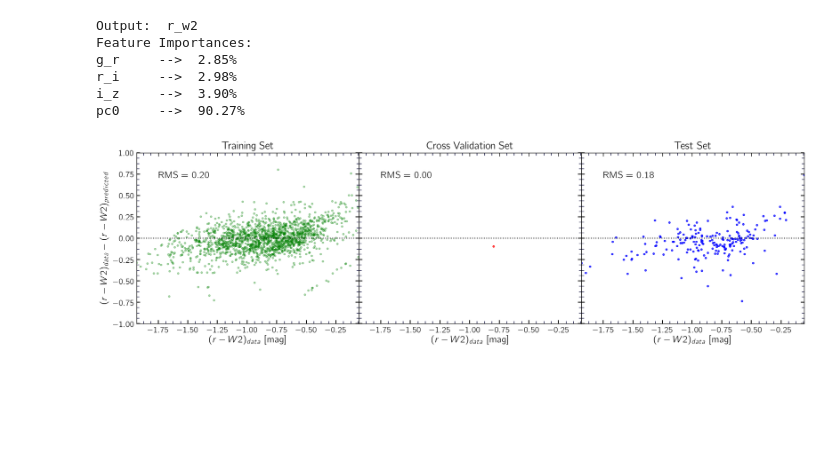
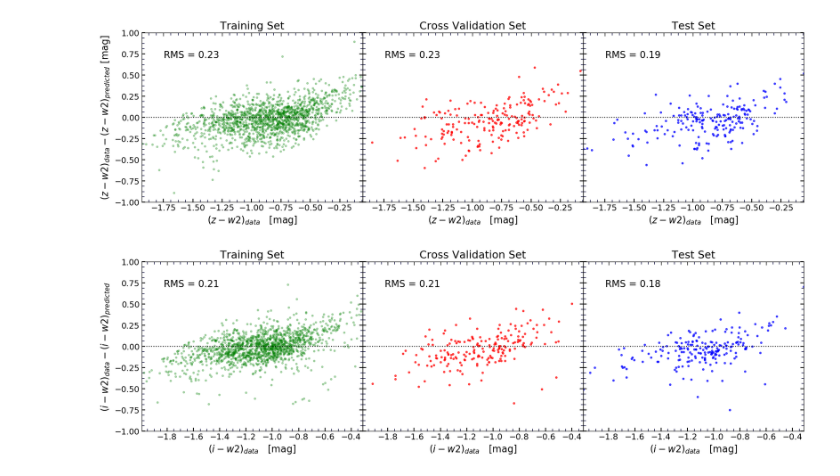
Before and after one commit to jl582/reddening_Ast399, a Jupyter notebook: Random_Forest_Reddening.ipynb, the cells around one changed output. Cells and saved outputs as stored; diff of their text form; code cells hidden in the pictures; blank space fills up the shorter version.

```diff
--- a/Random_Forest_Reddening.ipynb
+++ b/Random_Forest_Reddening.ipynb
@@ -26,10 +26,6 @@ import random
 from redTools import *
 from Kcorrect import *
 
-from matplotlib import rcParams
-rcParams["font.size"] = 14
-rcParams["text.usetex"] = True
-rcParams["text.latex.preamble"] = r"\usepackage{cmbright}"
 
 ####################################### Set Axes
 def set_axes(ax_list, xlim, ylim):
@@ -142,12 +138,12 @@ table = np.genfromtxt(inFile , delimiter=',', filling_values=-1, names=True, dty
 table_tst, table_cvl, table_trn = prepareSamples(table, Seed_cross=300)
 # %%
 ################################ Feature selection, regression parameters
-features = ['g_r', 'r_i', 'mu50']
+features = ['g_r','g_z', 'logWimx', 'mu50']
 output   = 'i_w2'
 max_depth=2000
 n_estimators=2000
 max_features=3
-min_samples_leaf=10
+min_samples_leaf=20
 bootstrap=True
 ################################ Regression (Random Forest)
 regr, x_trn, y_trn, p_y_trn, x_cvl, y_cvl, p_y_cvl, x_tst, y_tst, p_y_tst = esn_RForest( \
@@ -226,43 +169,76 @@ plt.show()
 # %%
 ## Sample management
-table_tst, table_cvl, table_trn = prepareSamples(table, Seed_cross=200, N_cross=1)
+table_tst, table_cvl, table_trn = prepareSamples(table, Seed_cross=200)
 ################################ Feature selection, regression parameters
-features = ['g_r', 'r_i', 'i_z', 'pc0']
+features = ['g_r', 'r_i', 'i_z', 'c21w', 'logWimx']  #'g_r', 'r_i', 'i_z', 'pc0'
 output   = 'r_w2'
 max_depth=2000
 n_estimators=2000
 max_features=len(features)
 min_samples_leaf=15
 bootstrap=True
 ################################ Regression (Random Forest)
 regr, x_trn, y_trn, p_y_trn, x_cvl, y_cvl, p_y_cvl, x_tst, y_tst, p_y_tst = esn_RForest( \
     table_tst, table_cvl, table_trn, \
         features, output, \
             max_features=max_features, min_samples_leaf=min_samples_leaf, bootstrap=bootstrap)
 importances = regr.feature_importances_
 print 'Output: ', output
 print 'Feature Importances: '#, importances
 for j in range(len(features)):
     if features[j]!='logWimx':
         print features[j], '\t-->  '+'%.2f'%(importances[j]*100)+'%'
     else: print features[j], '-->  '+'%.2f'%(importances[j]*100)+'%'
 
 ################################ Plotting
-text     = 'r-W2'
+text     = 'z-w2'
 text_unit = 'mag'
 x0 = np.min(table_tst[output])
 x1 = np.max(table_tst[output])
 xlabel = r'$('+text+')'+'_{data}$'+'   ['+text_unit+']'
-ylabel = r'$('+text+')'+'_{data}'+'-'+'('+text+')'+'_{predicted}$'
+ylabel = r'$('+text+')'+'_{data}'+'-'+'('+text+')'+'_{predicted}$ '+'['+text_unit+']'
 xlim = [x0,x1]
 ylim = [-1,1]
 makePlot(x_trn, y_trn, p_y_trn, x_cvl, y_cvl, p_y_cvl, x_tst, y_tst, p_y_tst, \
-        xlim, ylim, xlabel, ylabel, plotName='RF_grIz_mu50_logWimx_c21w')
+        xlim, ylim, xlabel, ylabel, plotName='./random_forest_plots/RF_test3')
+#_gi_rz_gz_pc0
 # %% [output]
-Output:  r_w2
-Feature Importances:
-g_r     -->  2.85%
-r_i     -->  2.98%
-i_z     -->  3.90%
-pc0     -->  90.27%
-[figure, old version]
+[figure, new version]
+# %%
+## Sample management
+table_tst, table_cvl, table_trn = prepareSamples(table, Seed_cross=200)
+################################ Feature selection, regression parameters
+features = ['g_r', 'r_i', 'i_z', 'pc0'] #'g_r', 'r_i', 'i_z', 'pc0'
+output   = 'i_w2'
+max_depth=2000
+n_estimators=2000
+max_features=len(features)
+min_samples_leaf=15
+bootstrap=True
+################################ Regression (Random Forest)
+regr, x_trn, y_trn, p_y_trn, x_cvl, y_cvl, p_y_cvl, x_tst, y_tst, p_y_tst = esn_RForest( \
+    table_tst, table_cvl, table_trn, \
+        features, output, \
+            max_features=max_features, min_samples_leaf=min_samples_leaf, bootstrap=bootstrap)
+importances = regr.feature_importances_
+print 'Output: ', output
+print 'Feature Importances: '#, importances
+for j in range(len(features)):
+    if features[j]!='logWimx':
+        print features[j], '\t-->  '+'%.2f'%(importances[j]*100)+'%'
+    else: print features[j], '-->  '+'%.2f'%(importances[j]*100)+'%'
+
+################################ Plotting
+text     = 'i-w2'
+text_unit = 'mag'
+x0 = np.min(table_tst[output])
+x1 = np.max(table_tst[output])
+xlabel = r'$('+text+')'+'_{data}$'+'   ['+text_unit+']'
+ylabel = r'$('+text+')'+'_{data}'+'-'+'('+text+')'+'_{predicted}$ '
+xlim = [x0,x1]
+ylim = [-1,1]
+makePlot(x_trn, y_trn, p_y_trn, x_cvl, y_cvl, p_y_cvl, x_tst, y_tst, p_y_tst, \
+        xlim, ylim, xlabel, ylabel, plotName='./random_forest_plots/i-w2/RF_gr_ri_iz_pc01')
+#_gi_rz_gz_pc0
+# %% [output]
+[figure, added]
```
Also changed, not shown: parts of 18 cells of this notebook, 1 other file.
